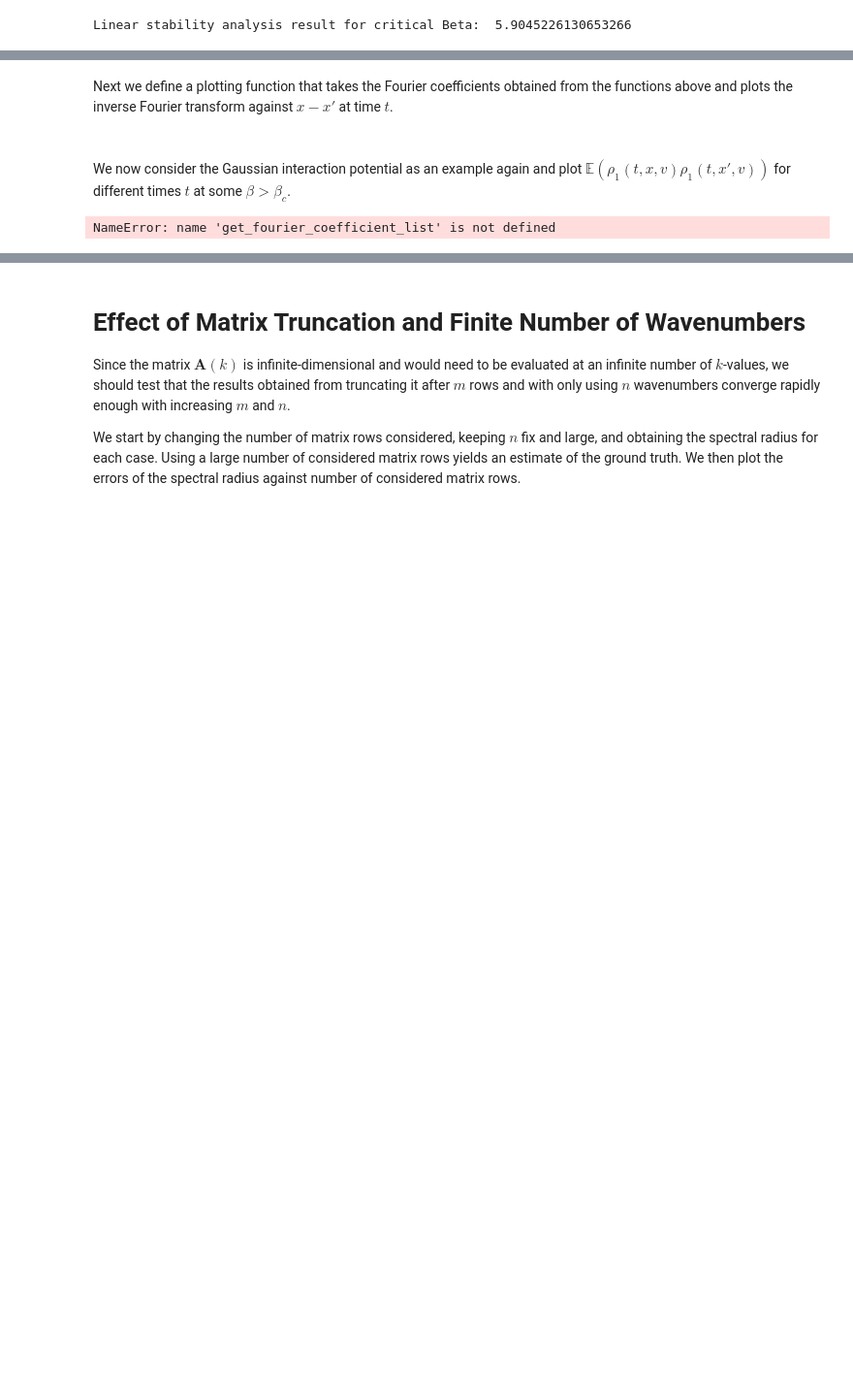
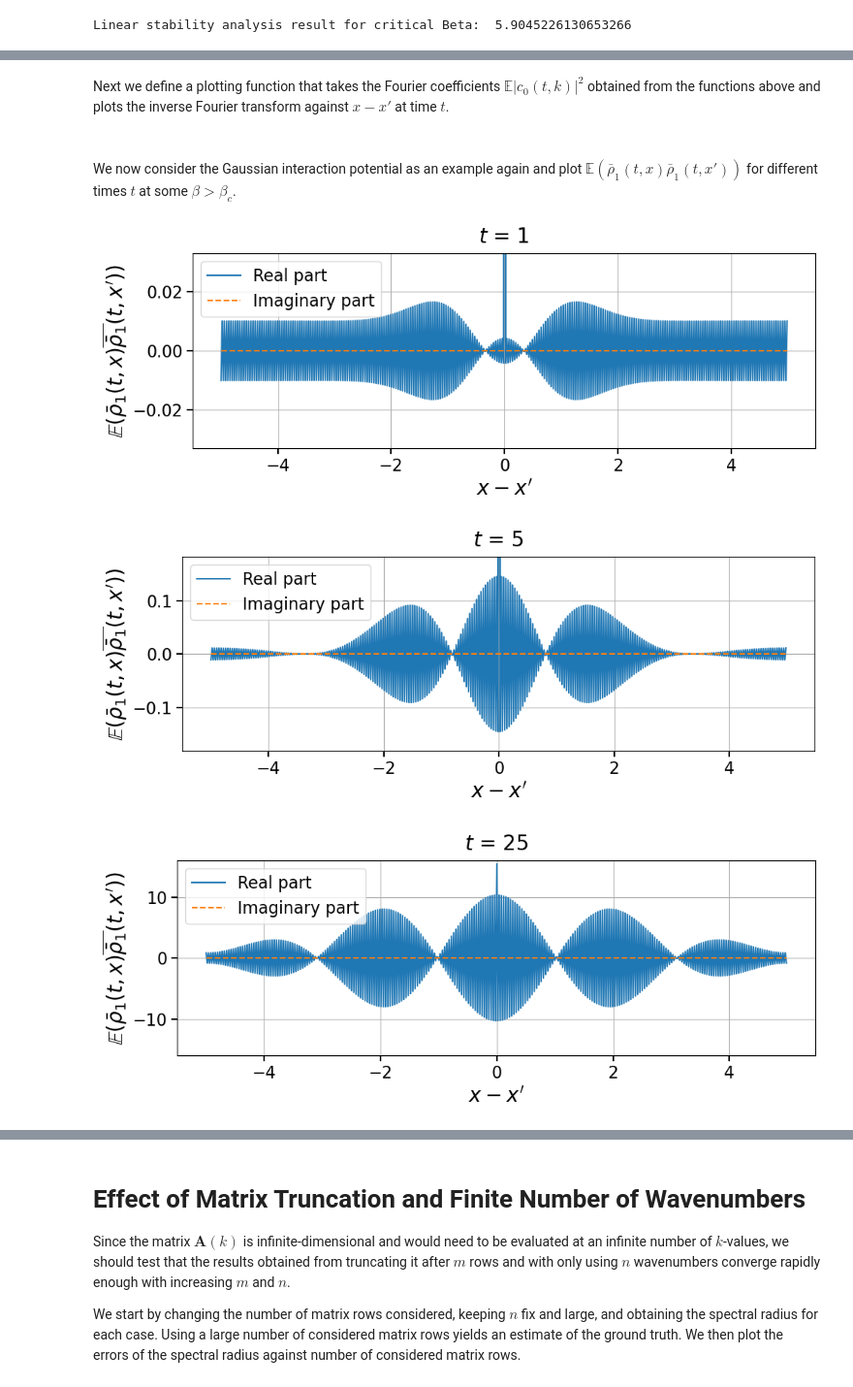
Before and after one commit to SchroedingersLion/Cluster-Formation-in-Diffusive-Systems, a Jupyter notebook: stability_and_fluctuation_analysis.ipynb, the cells around one changed output, grey strips where cells are left out. Shown at 97% size. Cells and saved outputs as stored; diff of their text form; code cells hidden in the pictures; blank space fills up the shorter version.

```diff
--- a/stability_and_fluctuation_analysis.ipynb
+++ b/stability_and_fluctuation_analysis.ipynb
@@ -439,5 +448,5 @@ def get_fourier_coefficient_list(k_list, t, L, dim, beta, gamma, W_hat):
 
     return np.array(out)
 # %% [markdown]
-Next we define a plotting function that takes the Fourier coefficients obtained from the functions above and plots the inverse Fourier transform against $x-x'$ at time $t$.
+Next we define a plotting function that takes the Fourier coefficients $\mathbb{E}|c_0(t,k)|^2$ obtained from the functions above and plots the inverse Fourier transform against $x-x'$ at time $t$.
 # %%
@@ -472,7 +486,7 @@ def plot_fluctuation_real_space(f_hat, t):
     plt.show()
 # %% [markdown]
 <br>
-We now consider the Gaussian interaction potential as an example again and plot $\mathbb{E}(\rho_1(t,x,v)\rho_1(t,x',v))$ for different times $t$ at some $\beta > \beta_c$.
+We now consider the Gaussian interaction potential as an example again and plot $\mathbb{E}(\bar{\rho}_1(t,x)\bar{\rho}_1(t,x'))$ for different times $t$ at some $\beta > \beta_c$.
 # %%
 # Parameters.
 N = 512       # Number of Fourier modes to consider.
@@ -484,40 +498,16 @@ W_hat = W_hat_gauss  # Fourier transform of Gauss interaction (see previous sect
 
 k_list = 2 * np.pi * np.fft.fftfreq(N, d=L / N) # List of wavenumbers to consider.
 # %%
-## Time t=1.
-t = 1
+# Plot and save spatial fluctuations over time.
+for t in [1, 5, 25, 50, 100]:
 
-f_hat = get_fourier_coefficient_list(k_list, t, L, dim, beta, gamma, W_hat)  # Get E(||c(k,t)||^2) for each k.
-
-plot_fluctuation_real_space(f_hat, t) # Plot results in real space.
-
-
-
-## Time t=5.
-t = 5
-
-f_hat = get_fourier_coefficient_list(k_list, t, L, dim, beta, gamma, W_hat)
-plot_fluctuation_real_space(f_hat, t)
-
-
-## Time t=25.
-t = 25
-
-f_hat = get_fourier_coefficient_list(k_list, t, L, dim, beta, gamma, W_hat)
-plot_fluctuation_real_space(f_hat, t)
-
-
-## Time t=50.
-t = 50
-
-f_hat = get_fourier_coefficient_list(k_list, t, L, dim, beta, gamma, W_hat)
-plot_fluctuation_real_space(f_hat, t)
-
-
-## Time t=100.
-t = 100
-
-f_hat = get_fourier_coefficient_list(k_list, t, L, dim, beta, gamma, W_hat)
-plot_fluctuation_real_space(f_hat, t)
+    f_hat = get_fourier_coefficient_list(k_list, t, L, dim, beta, gamma, W_hat)
+    plot_fluctuation_real_space(
+        f_hat,
+        t,
+        filename=f"Fluctuate_T={t}.pdf"
+    )
 # %% [output]
-NameError: name 'get_fourier_coefficient_list' is not defined
+[figure, added]
+[figure, added]
+[figure, added]
```
Also changed, not shown: parts of 15 cells of this notebook.
